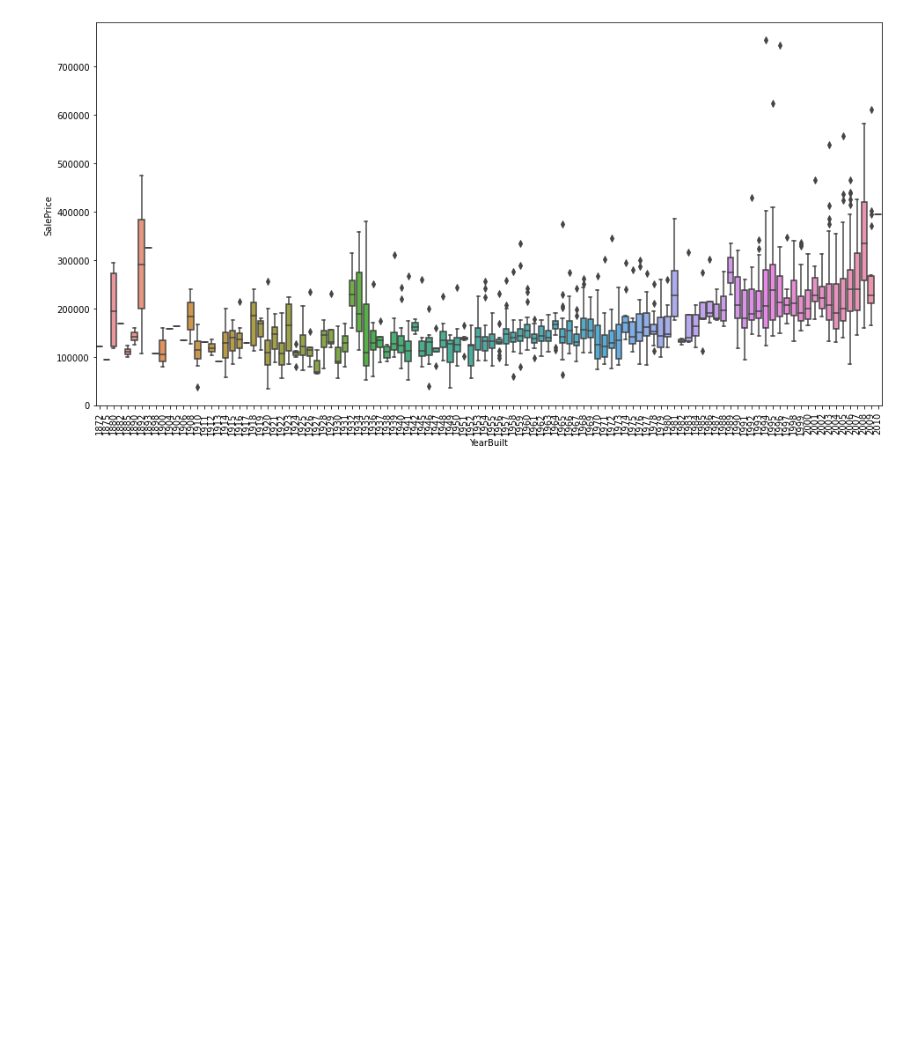
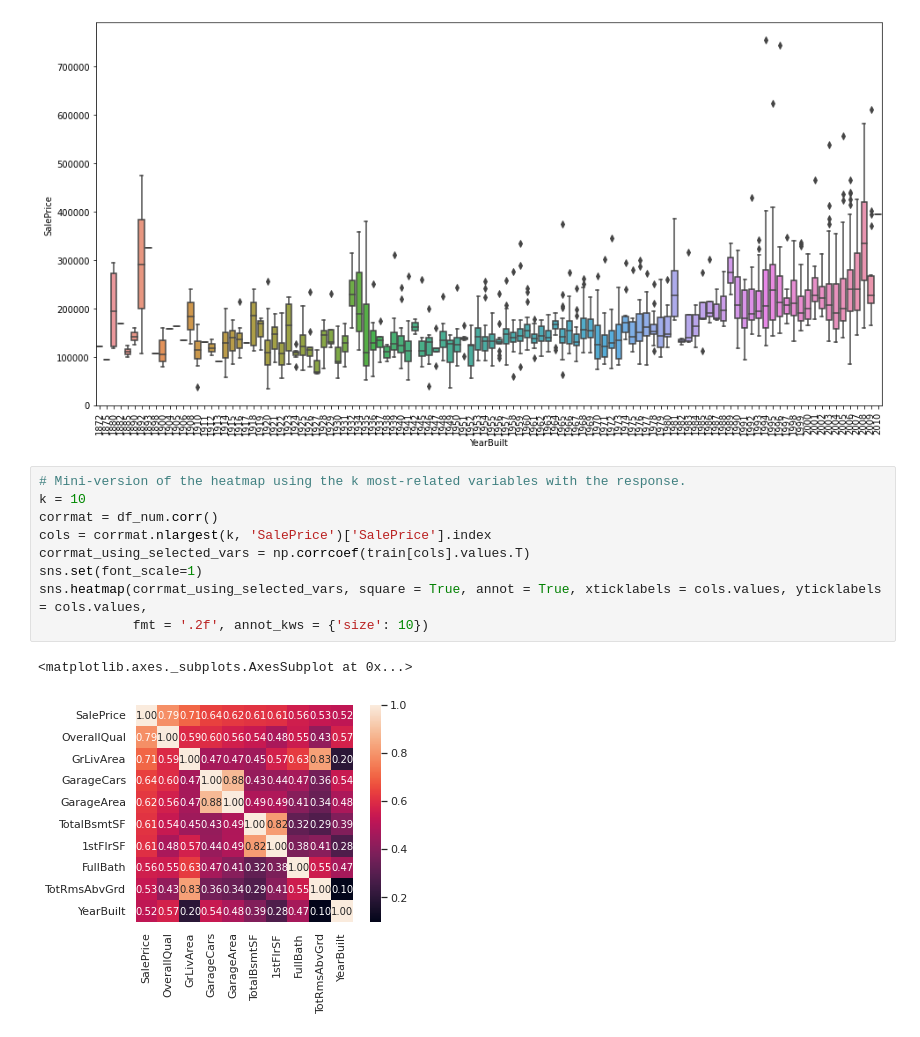
Before and after one commit to Dunfu1993/House_Prices, a Jupyter notebook: House_Prices.ipynb, the cells around one changed output. Saved outputs shown, nothing was run; the diff lists cells and outputs as text; blank space fills up the shorter version.

```diff
--- a/House_Prices.ipynb
+++ b/House_Prices.ipynb
@@ -385,3 +381,15 @@ sns.boxplot(x = var, y = 'SalePrice', data = data)
 plt.xticks(rotation = 90);
 # %% [output]
 [figure]
+# %%
+# Mini-version of the heatmap using the k most-related variables with the response.
+k = 10
+corrmat = df_num.corr()
+cols = corrmat.nlargest(k, 'SalePrice')['SalePrice'].index
+corrmat_using_selected_vars = np.corrcoef(train[cols].values.T)
+sns.set(font_scale=1)
+sns.heatmap(corrmat_using_selected_vars, square = True, annot = True, xticklabels = cols.values, yticklabels = cols.values,
+            fmt = '.2f', annot_kws = {'size': 10})
+# %% [output]
+<matplotlib.axes._subplots.AxesSubplot at 0x...>
+[figure, added]
```
Also changed, not shown: parts of 12 cells of this notebook.
